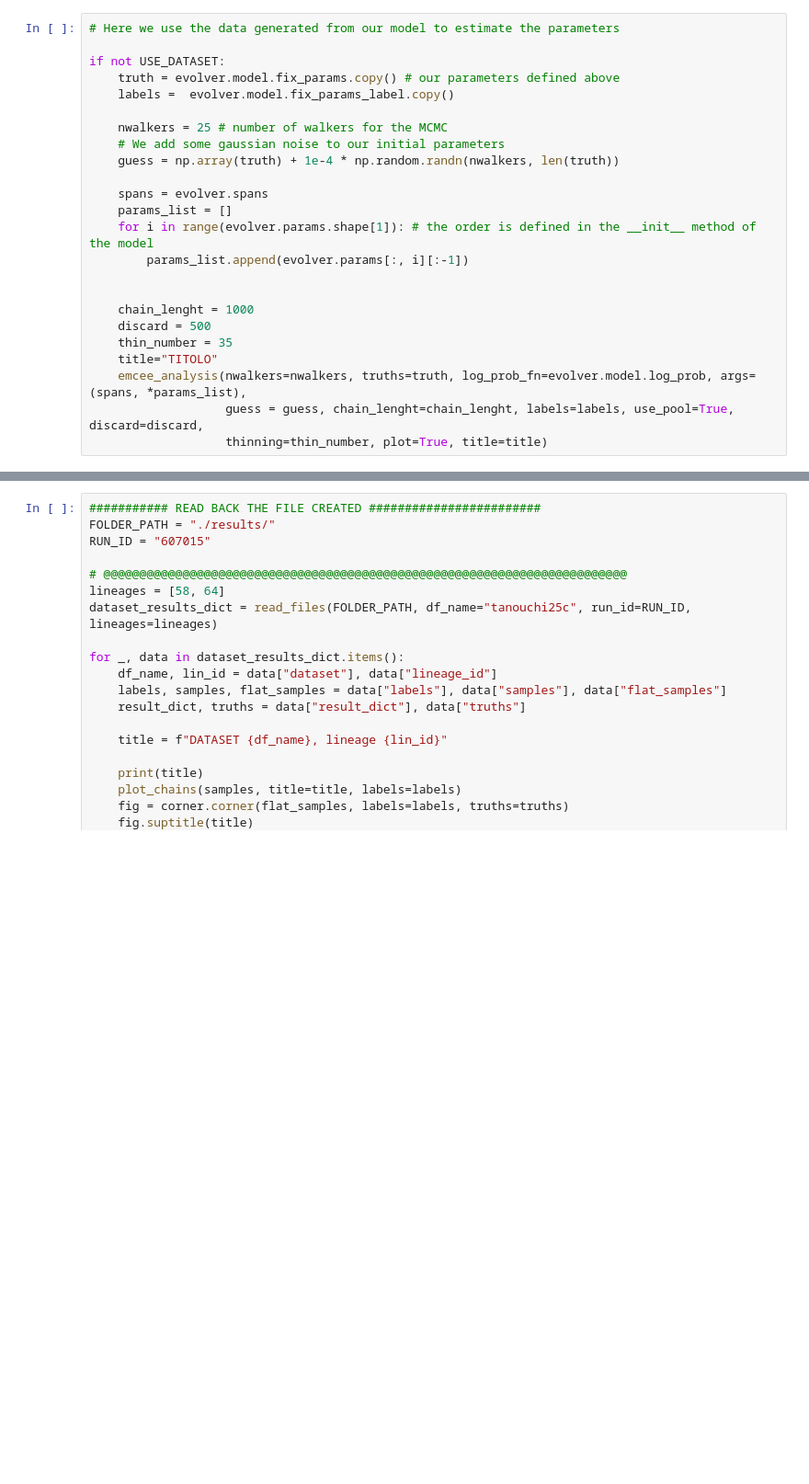
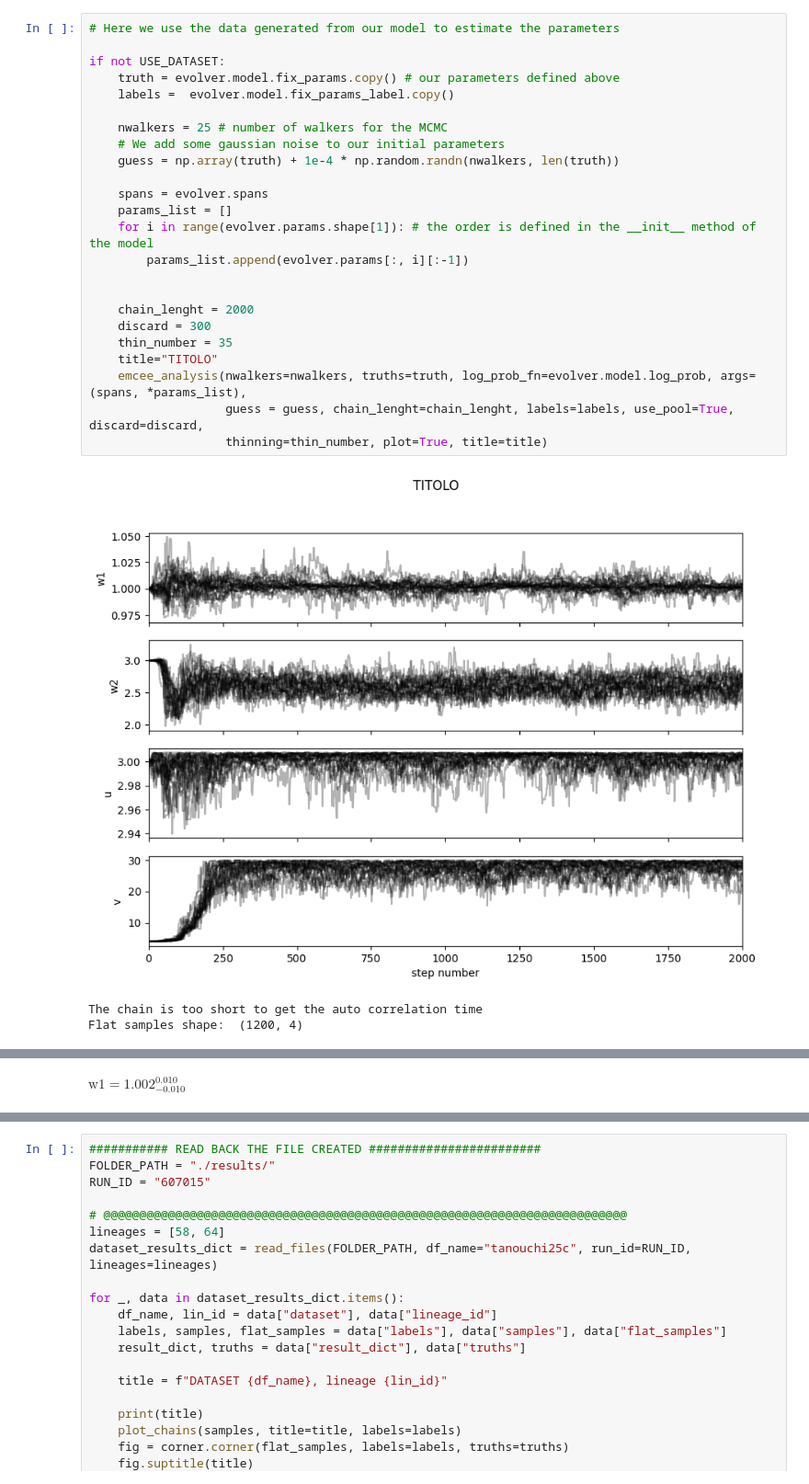
Before and after one commit to EmanueleSarte/microbial_growth, a Jupyter notebook: project_model1_2.ipynb, the cells around one changed output, grey strips where cells are left out. Shown: that part at 92% size. Saved outputs shown, nothing was run; the diff lists cells and outputs as text; blank space fills up the shorter version.

```diff
--- a/project_model1_2.ipynb
+++ b/project_model1_2.ipynb
@@ -59,24 +57,28 @@ if not USE_DATASET:
 # %%
 # Here we use the data generated from our model to estimate the parameters
 
 if not USE_DATASET:
     truth = evolver.model.fix_params.copy() # our parameters defined above
     labels =  evolver.model.fix_params_label.copy()
 
     nwalkers = 25 # number of walkers for the MCMC
     # We add some gaussian noise to our initial parameters
     guess = np.array(truth) + 1e-4 * np.random.randn(nwalkers, len(truth))
 
     spans = evolver.spans
     params_list = []
     for i in range(evolver.params.shape[1]): # the order is defined in the __init__ method of the model
         params_list.append(evolver.params[:, i][:-1])
 
 
-    chain_lenght = 1000
-    discard = 500
+    chain_lenght = 2000
+    discard = 300
     thin_number = 35
     title="TITOLO"
     emcee_analysis(nwalkers=nwalkers, truths=truth, log_prob_fn=evolver.model.log_prob, args=(spans, *params_list),
                    guess = guess, chain_lenght=chain_lenght, labels=labels, use_pool=True, discard=discard,
                    thinning=thin_number, plot=True, title=title)
+# %% [output]
+[figure, added]
+The chain is too short to get the auto correlation time
+Flat samples shape:  (1200, 4)
@@ -82,0 +86 @@ if not USE_DATASET:
+$\displaystyle \mathrm{w1} = 1.002_{-0.010}^{0.010}$
```
Also changed, not shown: parts of 5 cells of this notebook, 2 other files.
